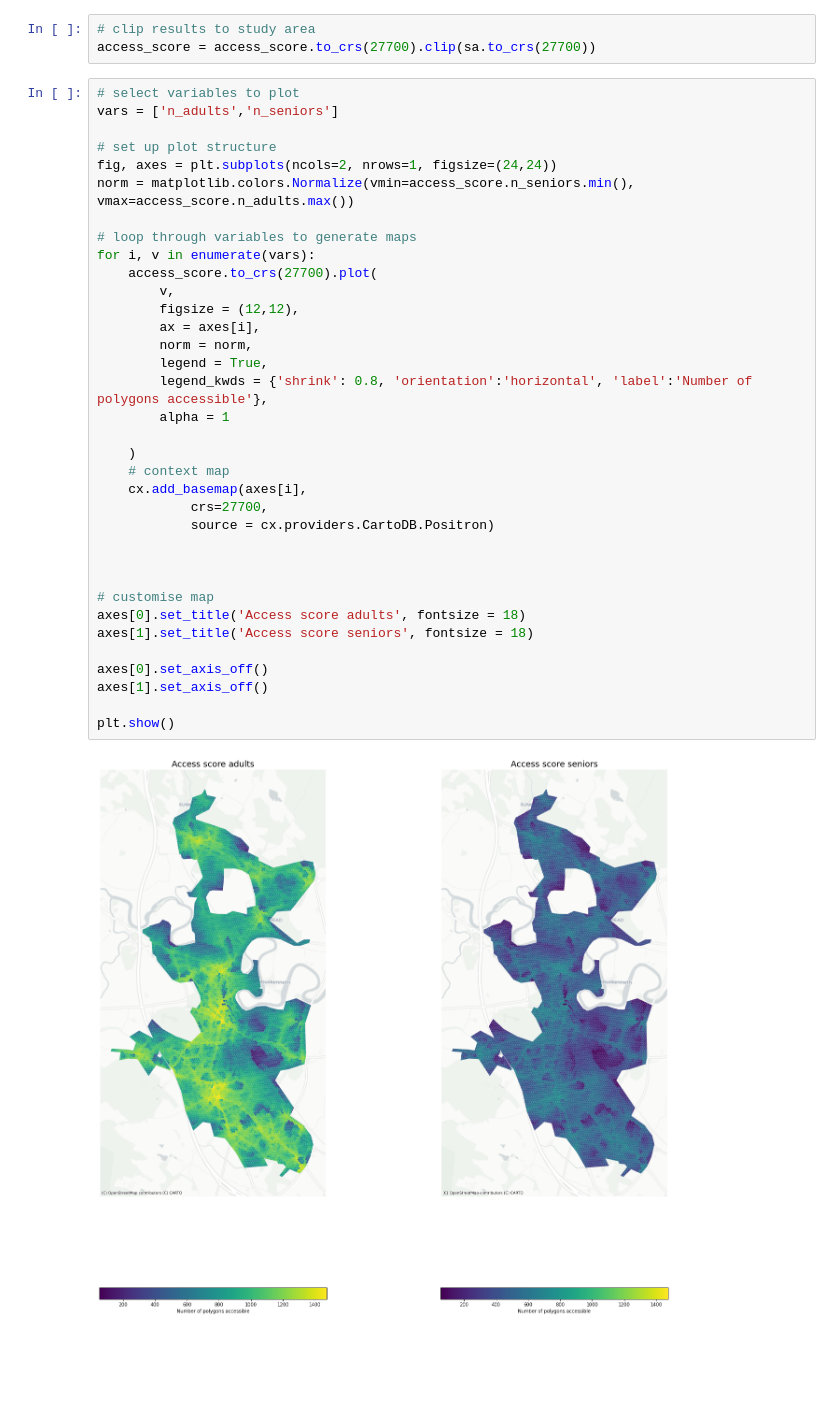
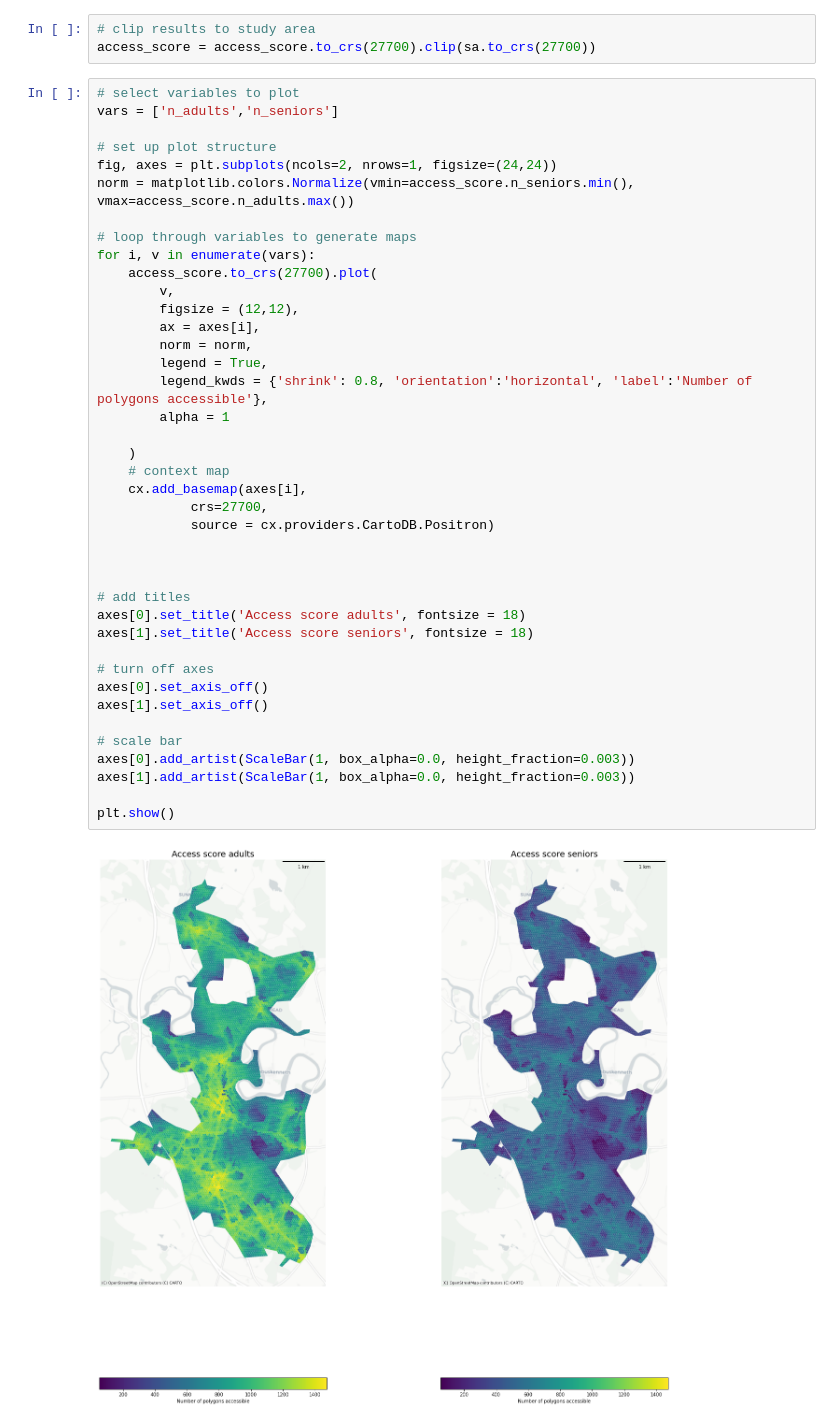
Before and after one commit to cpeiret/RSAI_2022_demo, a Jupyter notebook: 03_visualisation.ipynb, the cells around one changed output. Cells and saved outputs as stored; diff of their text form; blank space fills up the shorter version.

```diff
--- a/03_visualisation.ipynb
+++ b/03_visualisation.ipynb
@@ -22,32 +23,37 @@ vars = ['n_adults','n_seniors']
 fig, axes = plt.subplots(ncols=2, nrows=1, figsize=(24,24))
 norm = matplotlib.colors.Normalize(vmin=access_score.n_seniors.min(), vmax=access_score.n_adults.max())
 
 # loop through variables to generate maps
 for i, v in enumerate(vars):
     access_score.to_crs(27700).plot(
         v,
         figsize = (12,12),
         ax = axes[i],
         norm = norm,
         legend = True,
         legend_kwds = {'shrink': 0.8, 'orientation':'horizontal', 'label':'Number of polygons accessible'},
         alpha = 1
 
     )
     # context map
     cx.add_basemap(axes[i],
             crs=27700,
             source = cx.providers.CartoDB.Positron)
 
 
 
-# customise map
+# add titles
 axes[0].set_title('Access score adults', fontsize = 18)
 axes[1].set_title('Access score seniors', fontsize = 18)
 
+# turn off axes
 axes[0].set_axis_off()
 axes[1].set_axis_off()
 
+# scale bar
+axes[0].add_artist(ScaleBar(1, box_alpha=0.0, height_fraction=0.003))
+axes[1].add_artist(ScaleBar(1, box_alpha=0.0, height_fraction=0.003))
+
 plt.show()
 # %% [output]
-[figure, old version]
+[figure, new version]
```
Also changed, not shown: parts of 1 cell of this notebook.
